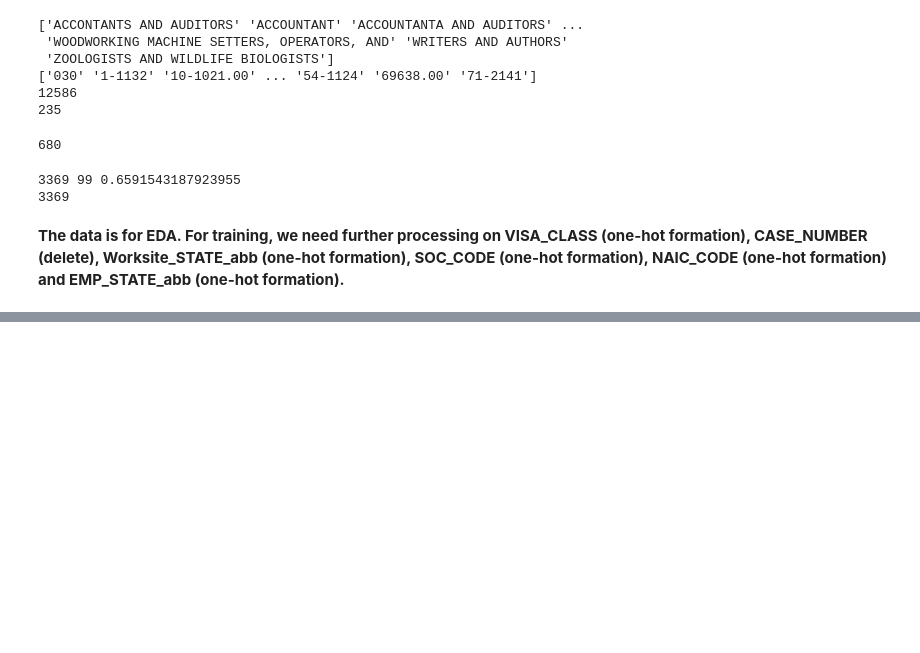
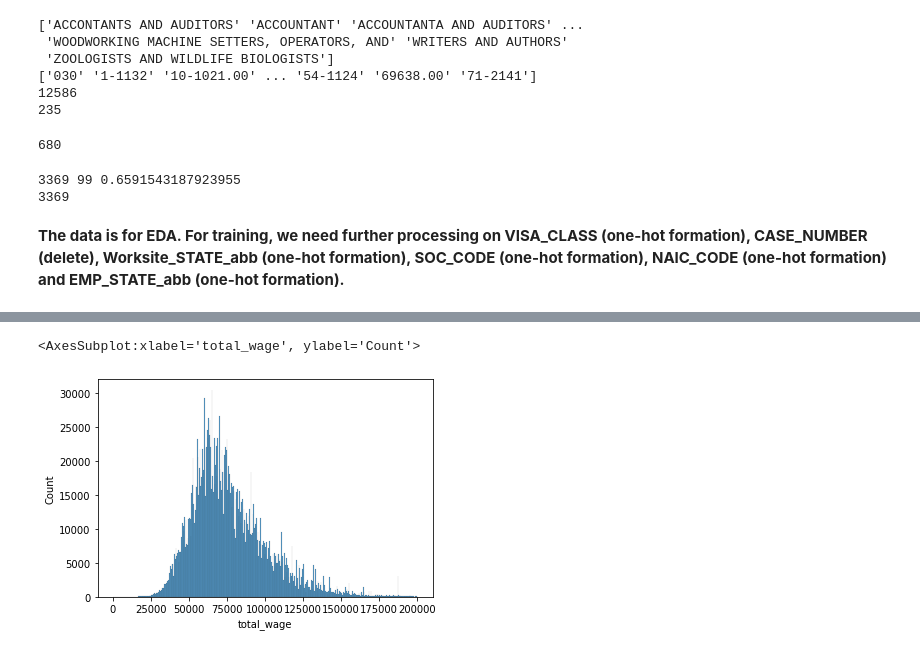
Before and after one commit to benyuan98/PredictH1BVisa, a Jupyter notebook: preprocessing.ipynb, the cells around one changed output, grey strips where cells are left out. Drawn from its saved outputs; the diff is of its cells as text; code cells hidden in the pictures; blank space fills up the shorter version.

```diff
--- a/preprocessing.ipynb
+++ b/preprocessing.ipynb
@@ -284,0 +301,5 @@ print(len(np.unique(train_vals.loc[:, 'EMPLOYER_NAME'])))
+# %%
+sns.histplot(x = 'total_wage', data = train_vals)
+# %% [output]
+<AxesSubplot:xlabel='total_wage', ylabel='Count'>
+[figure, added]
```
Also changed, not shown: parts of 20 cells of this notebook, 3 other files.
